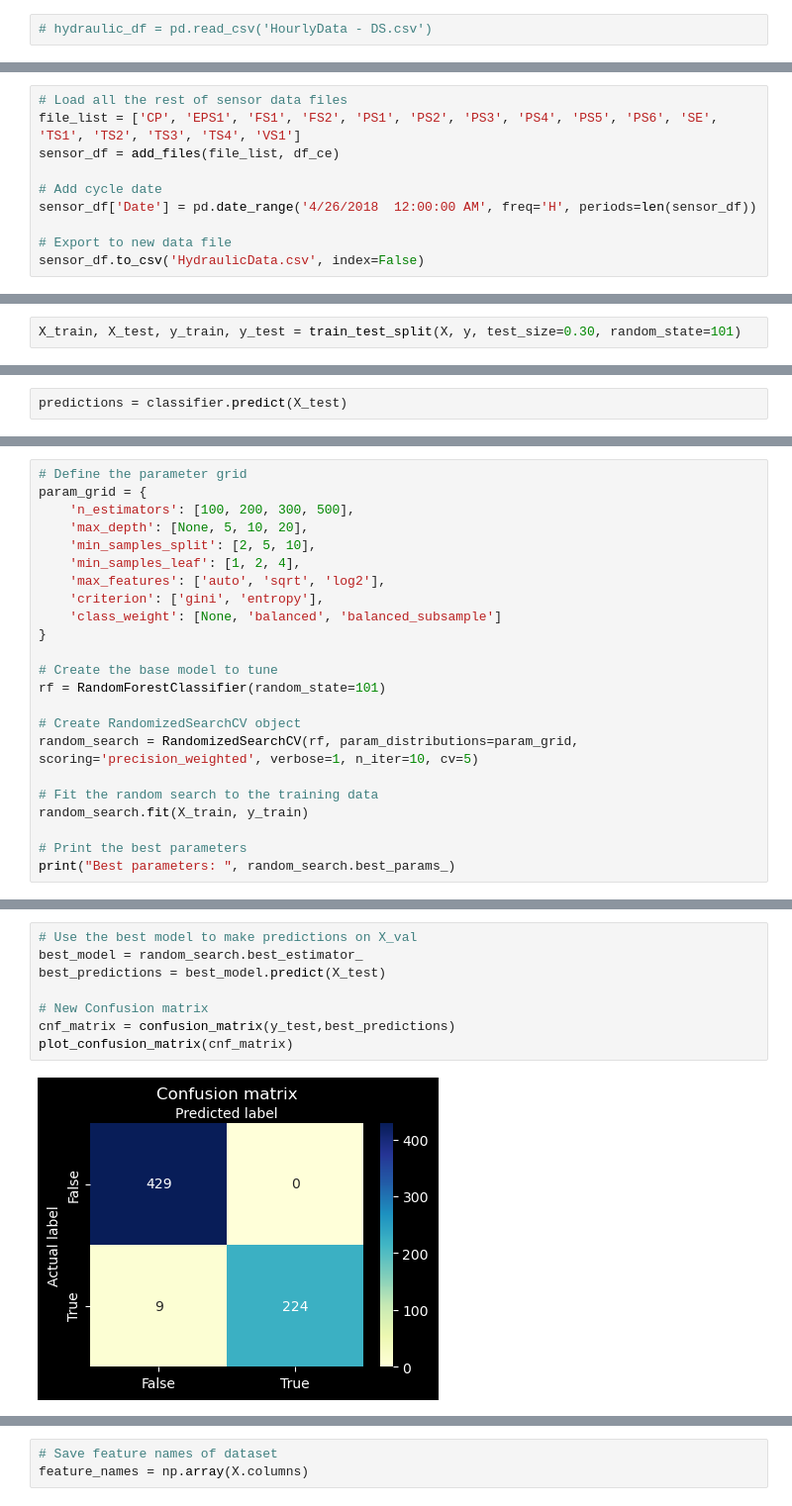
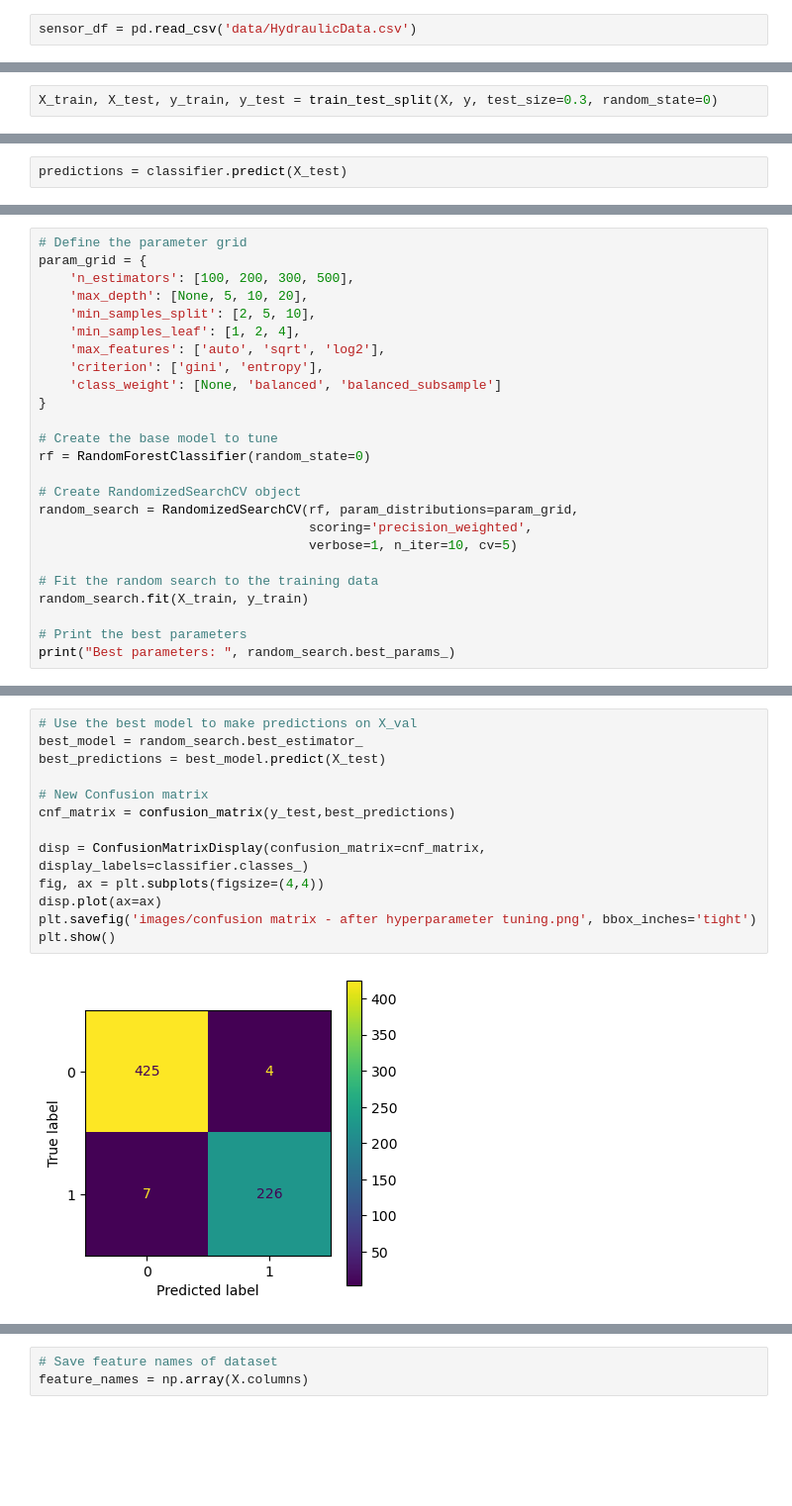
Before and after one commit to PerryLi2008/hydraulic_system, a Jupyter notebook: Hydraulic systems stability study.ipynb, the cells around one changed output, grey strips where cells are left out. Shown at 99% size. Saved outputs shown, nothing was run; the diff lists cells and outputs as text; blank space fills up the shorter version.

Commit message:
Update README.md and also fine tuning on Hydraulic systems stability study.ipynb

```diff
--- a/Hydraulic systems stability study.ipynb
+++ b/Hydraulic systems stability study.ipynb
@@ -28,2 +27,2 @@ plt.rcParams.update({'text.color':'white'})
 # %%
-# hydraulic_df = pd.read_csv('HourlyData - DS.csv')
+sensor_df = pd.read_csv('data/HydraulicData.csv')
@@ -45,13 +29,3 @@ df_ce = df_ce.iloc[:, 1:]                                 # Remove 1st column
-# %%
-# Load all the rest of sensor data files
-file_list = ['CP', 'EPS1', 'FS1', 'FS2', 'PS1', 'PS2', 'PS3', 'PS4', 'PS5', 'PS6', 'SE', 'TS1', 'TS2', 'TS3', 'TS4', 'VS1']
-sensor_df = add_files(file_list, df_ce)
-
-# Add cycle date
-sensor_df['Date'] = pd.date_range('4/26/2018  12:00:00 AM', freq='H', periods=len(sensor_df))
-
-# Export to new data file
-sensor_df.to_csv('HydraulicData.csv', index=False)
 # %% [markdown]
 ## Then load target condition data from profile.txt
 # %%
@@ -278,5 +254,5 @@ plt.show()
 
 ** Split your data into a training set and a testing set.**
 # %%
-X_train, X_test, y_train, y_test = train_test_split(X, y, test_size=0.30, random_state=101)
+X_train, X_test, y_train, y_test = train_test_split(X, y, test_size=0.3, random_state=0)
 # %% [markdown]
@@ -356,10 +321,12 @@ param_grid = {
 }
 
 # Create the base model to tune
-rf = RandomForestClassifier(random_state=101)
+rf = RandomForestClassifier(random_state=0)
 
 # Create RandomizedSearchCV object
-random_search = RandomizedSearchCV(rf, param_distributions=param_grid, scoring='precision_weighted', verbose=1, n_iter=10, cv=5)
+random_search = RandomizedSearchCV(rf, param_distributions=param_grid,
+                                   scoring='precision_weighted',
+                                   verbose=1, n_iter=10, cv=5)
 
 # Fit the random search to the training data
 random_search.fit(X_train, y_train)
@@ -372,12 +339,17 @@ Best parameters:  {'n_estimators': 200, 'min_samples_split': 2, 'min_samples_lea
 # %%
 # Use the best model to make predictions on X_val
 best_model = random_search.best_estimator_
 best_predictions = best_model.predict(X_test)
 
 # New Confusion matrix
 cnf_matrix = confusion_matrix(y_test,best_predictions)
-plot_confusion_matrix(cnf_matrix)
+
+disp = ConfusionMatrixDisplay(confusion_matrix=cnf_matrix, display_labels=classifier.classes_)
+fig, ax = plt.subplots(figsize=(4,4))
+disp.plot(ax=ax)
+plt.savefig('images/confusion matrix - after hyperparameter tuning.png', bbox_inches='tight')
+plt.show()
 # %% [output]
-[figure, old version]
+[figure, new version]
 # %%
 # Compute precision, recall, and F1 score
```
Also changed, not shown: parts of 46 cells of this notebook, 13 other files.
